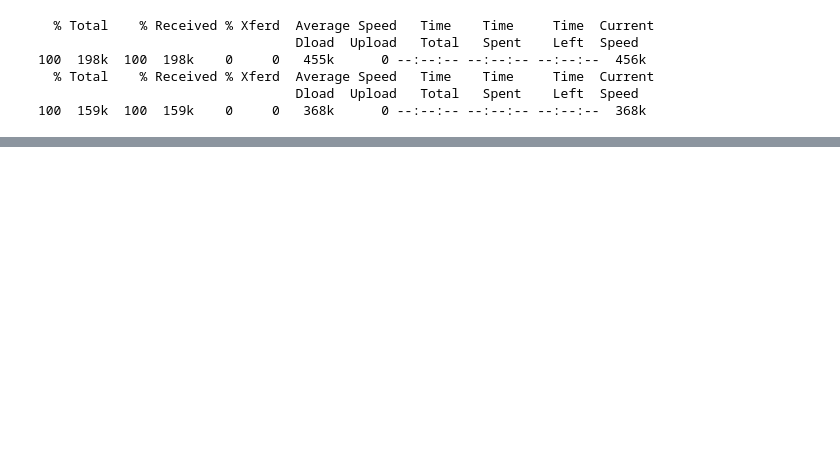
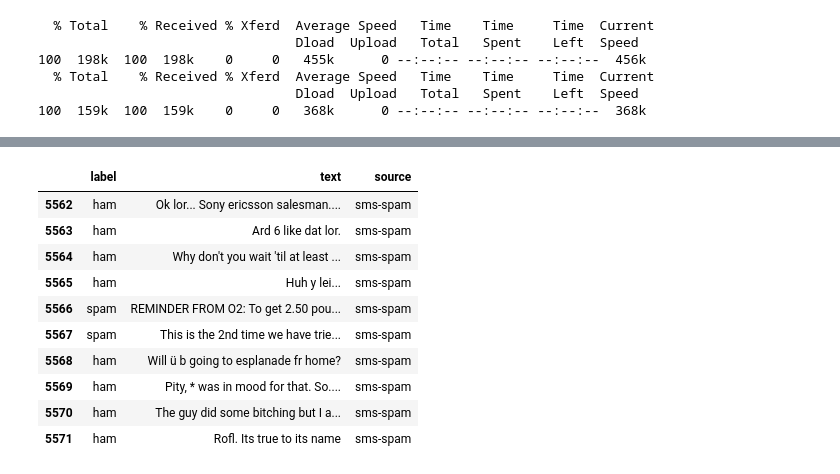
Before and after one commit to jeosol/ai-api, a Jupyter notebook: notebooks/2- Download Datasets & Unzip.ipynb, the cells around one changed output, grey strips where cells are left out. Saved outputs shown, nothing was run; the diff lists cells and outputs as text; code cells hidden in the pictures; blank space fills up the shorter version.

Commit message:
Add code to extract, manipulate & save dataframes

```diff
--- a/notebooks/2- Download Datasets & Unzip.ipynb
+++ b/notebooks/2- Download Datasets & Unzip.ipynb
@@ -48,3 +52,6 @@ Archive:  /home/onwunalu/codelib/python/tutorials/computer-vision/ai-api/dataset
   inflating: /home/onwunalu/codelib/python/tutorials/computer-vision/ai-api/datasets/spam-classifier/youtube-spam/__MACOSX/._Youtube04-Eminem.csv
   inflating: /home/onwunalu/codelib/python/tutorials/computer-vision/ai-api/datasets/spam-classifier/youtube-spam/Youtube05-Shakira.csv
   inflating: /home/onwunalu/codelib/python/tutorials/computer-vision/ai-api/datasets/spam-classifier/youtube-spam/__MACOSX/._Youtube05-Shakira.csv
+# %%
+sms_spam_input_path = SMS_SPAM_DIR / "SMSSpamCollection" #tsv tab separated values file
+sms_spam_input_path.read_text()
@@ -50,0 +69,17 @@ Archive:  /home/onwunalu/codelib/python/tutorials/computer-vision/ai-api/dataset
+# %%
+sms_df = pd.read_csv(sms_spam_input_path, sep='\t', header=None)
+sms_df.columns = ['label', 'text']
+sms_df['source'] = 'sms-spam'
+sms_df.tail(10)
+# %% [output]
+|  | label | text | source |
+| 5562 | ham | Ok lor... Sony ericsson salesman.... | sms-spam |
+| 5563 | ham | Ard 6 like dat lor. | sms-spam |
+| 5564 | ham | Why don't you wait 'til at least ... | sms-spam |
+| 5565 | ham | Huh y lei... | sms-spam |
+| 5566 | spam | REMINDER FROM O2: To get 2.50 pou... | sms-spam |
+| 5567 | spam | This is the 2nd time we have trie... | sms-spam |
+| 5568 | ham | Will ü b going to esplanade fr home? | sms-spam |
+| 5569 | ham | Pity, * was in mood for that. So.... | sms-spam |
+| 5570 | ham | The guy did some bitching but I a... | sms-spam |
+| 5571 | ham | Rofl. Its true to its name | sms-spam |
```
Also changed, not shown: parts of 9 cells of this notebook.
